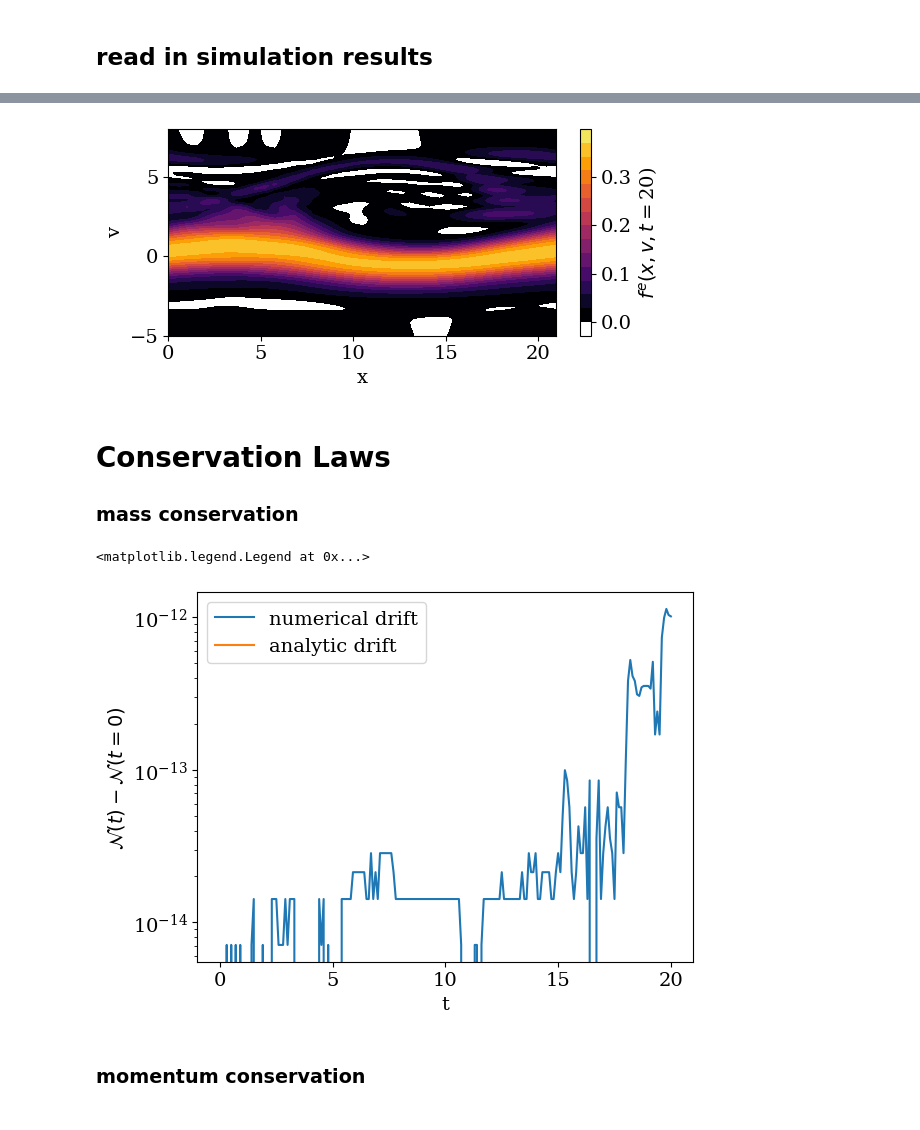
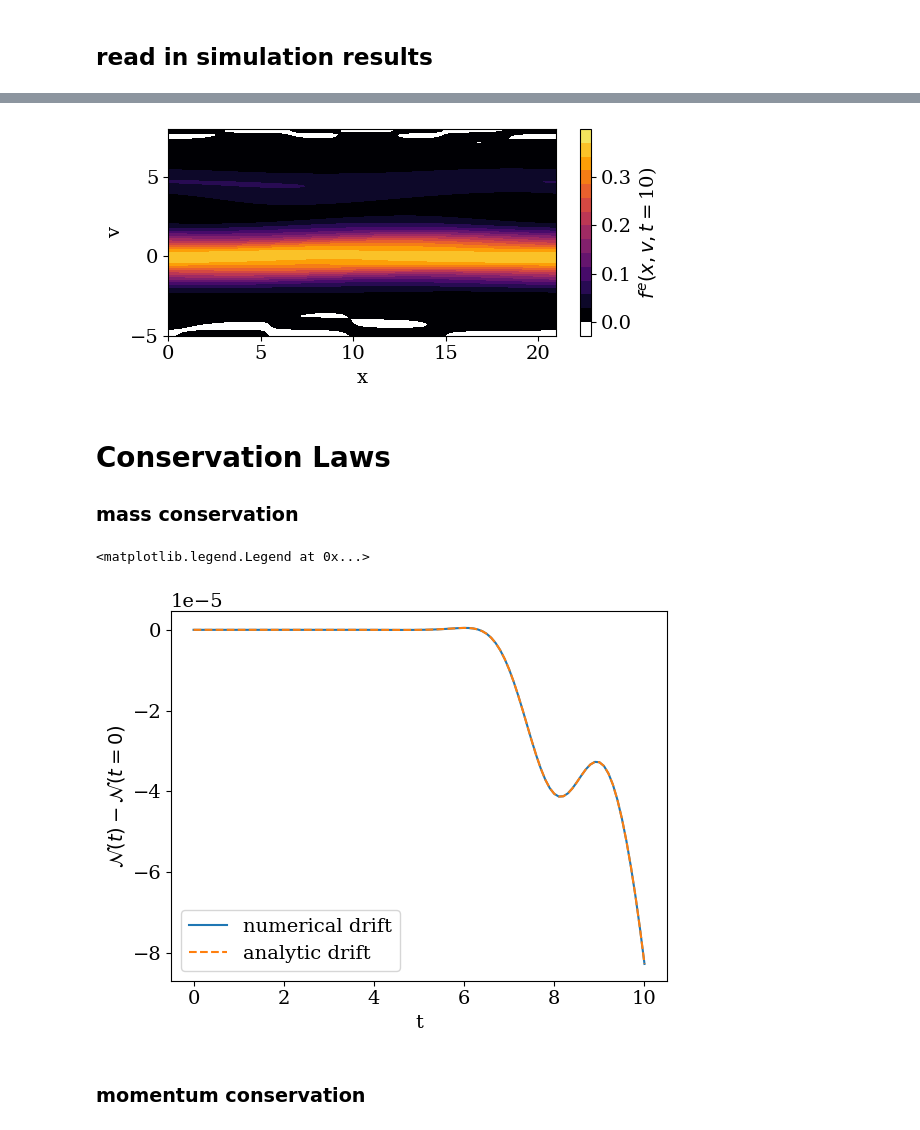
Before and after one commit to opaliss/SW-Conservative-Closure, a Jupyter notebook: SW/bump on tail SW.ipynb, the cells around one changed output, grey strips where cells are left out. Saved outputs shown, nothing was run; the diff lists cells and outputs as text; code cells hidden in the pictures.

```diff
--- a/SW/bump on tail SW.ipynb
+++ b/SW/bump on tail SW.ipynb
@@ -25,10 +26,10 @@ matplotlib.rc('ytick', labelsize=14)
 Nx = 20
 Nx_total = 2 * Nx + 1
 # number of Hermite spectral terms in v
-Nv = 11
+Nv = 20
 # Velocity scaling of electron and ion
 alpha_e1 = 1
-alpha_e2 = 1 / 2
+alpha_e2 = 1 / np.sqrt(2)
 alpha_i = np.sqrt(1 / 1836)
 # perturbation magnitude
 epsilon = 0.03
@@ -90,9 +91,5 @@ for ii in range(len(sol_midpoint_t)):
     E_midpoint[:, ii] = solve_poisson_equation_two_stream(state_e1=state_e1_midpoint[:, :, ii],
                                                           state_e2=state_e2_midpoint[:, :, ii],
                                                           state_i=state_i_midpoint[:, :, ii],
-                                                          alpha_e1=alpha_e1,
-                                                          alpha_e2=alpha_e2,
-                                                          alpha_i=alpha_i,
-                                                          Nx=Nx,
-                                                          L=L,
-                                                          Nv=Nv)
+                                                          alpha_e1=alpha_e1, alpha_e2=alpha_e2, alpha_i=alpha_i,
+                                                          Nx=Nx, L=L,  Nv=Nv)
@@ -183,28 +184,28 @@ cbar.ax.set_yticks([0, 0.1, 0.2, 0.3])
 plt.tight_layout()
 plt.savefig("../figs/SW_sqrt/bump_on_tail/poisson/bump_on_tail_electron_distribution_t_20_SW_sqrt.png", dpi=600)
 # %% [output]
-[figure, old version]
+[figure, new version]
 # %% [markdown]
 # Conservation Laws
 
 ### mass conservation
 # %%
-mass_midpoint = np.zeros(len(sol_midpoint_t))
+mass_midpoint = np.zeros(len(sol_midpoint_t), dtype="complex128")
 
 for ii in range(0, len(sol_midpoint_t)):
     mass_midpoint[ii] = total_mass(state=state_e1_midpoint[:, :, ii], alpha_s=alpha_e1, L=L, Nv=Nv, Nx=Nx)\
                       + total_mass(state=state_e2_midpoint[:, :, ii], alpha_s=alpha_e2, L=L, Nv=Nv, Nx=Nx)\
                       + total_mass(state=state_i_midpoint[:, :, ii], alpha_s=alpha_i, L=L, Nv=Nv, Nx=Nx)
 # %%
-plt.plot(sol_midpoint_t, np.abs(mass_midpoint - mass_midpoint[0]), label="numerical drift")
-plt.plot(sol_midpoint_t, np.abs(sol_midpoint_u[-2]).real, label="analytic drift")
+plt.plot(sol_midpoint_t, np.real(mass_midpoint - mass_midpoint[0]), label="numerical drift")
+plt.plot(sol_midpoint_t, np.real(sol_midpoint_u[-2]).real, ls="--", label="analytic drift")
 plt.ylabel(r"$\mathcal{N}(t)-\mathcal{N}(t=0)$")
 plt.xlabel("t")
-plt.yscale("log")
+#plt.yscale("log")
 plt.legend()
 # %% [output]
 <matplotlib.legend.Legend at 0x...>
-[figure, old version]
+[figure, new version]
 # %% [markdown]
 ### momentum conservation
 # %%
```
Also changed, not shown: parts of 11 cells of this notebook, 2 other files.
